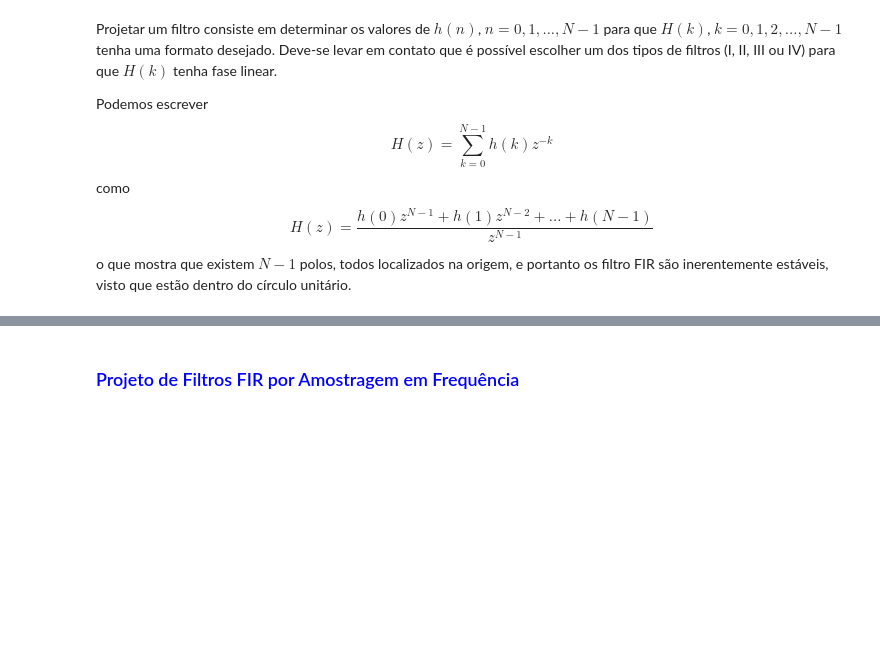
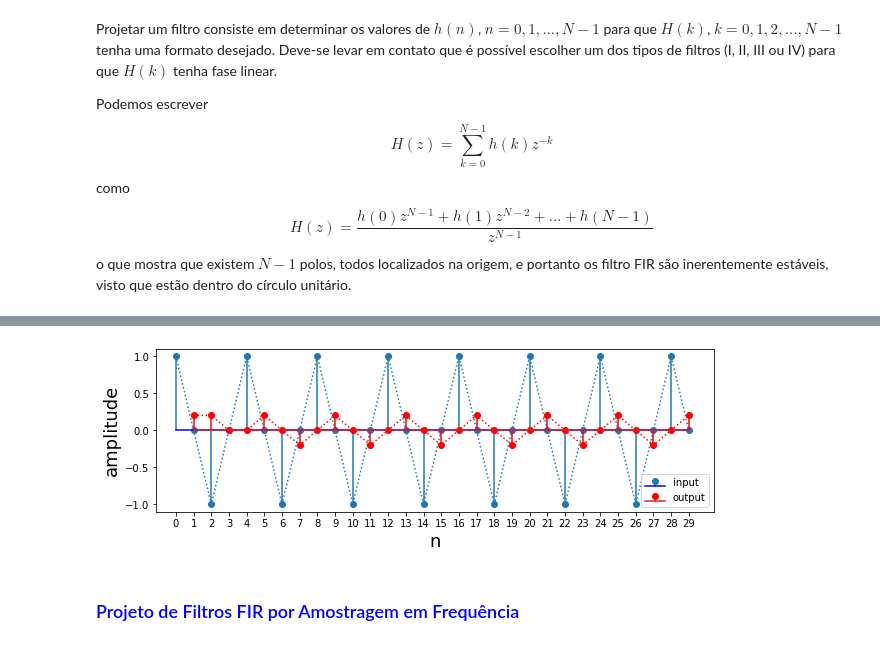
Before and after one commit to ecandeia/PDS, a Jupyter notebook: Filtros/FIR.ipynb, the cells around one changed output, grey strips where cells are left out. Drawn from its saved outputs; the diff is of its cells as text; code cells hidden in the pictures; blank space fills up the shorter version.

```diff
--- a/Filtros/FIR.ipynb
+++ b/Filtros/FIR.ipynb
@@ -32,3 +58,24 @@ Podemos escrever $$ H(z) = \sum_{k=0}^{N-1}h(k)z^{-k}$$ como $$ H(z) = \frac{h(0
+# %%
+Ns=30 # length of input sequence
+n= np.arange(Ns) # sample index
+x = np.cos(np.arange(Ns)*np.pi/2.)
+y= signal.lfilter([1/5.,1/5., 1/5., 1/5., 1/5.],1,x)
+
+fig,ax = plt.subplots(1,1)
+fig.set_size_inches(10,3)
+
+ax.stem(n,x,label='input',basefmt='b-')
+ax.plot(n,x,':')
+ax.stem(n[1:],y[:-1],markerfmt='ro',linefmt='r-',label='output')
+ax.plot(n[1:],y[:-1],'r:')
+ax.set_xlim(xmin=-1.1)
+ax.set_ylim(ymin=-1.1,ymax=1.1)
+ax.set_xlabel("n",fontsize=18)
+ax.legend(loc=0)
+ax.set_xticks(n)
+ax.set_ylabel("amplitude",fontsize=18);
+# %% [output]
+[figure, added]
 # %% [markdown]
 ### <font color='blue'> Projeto de Filtros FIR por Amostragem em Frequência </color>
 # %% [markdown]
```
Also changed, not shown: parts of 1 cell of this notebook.
